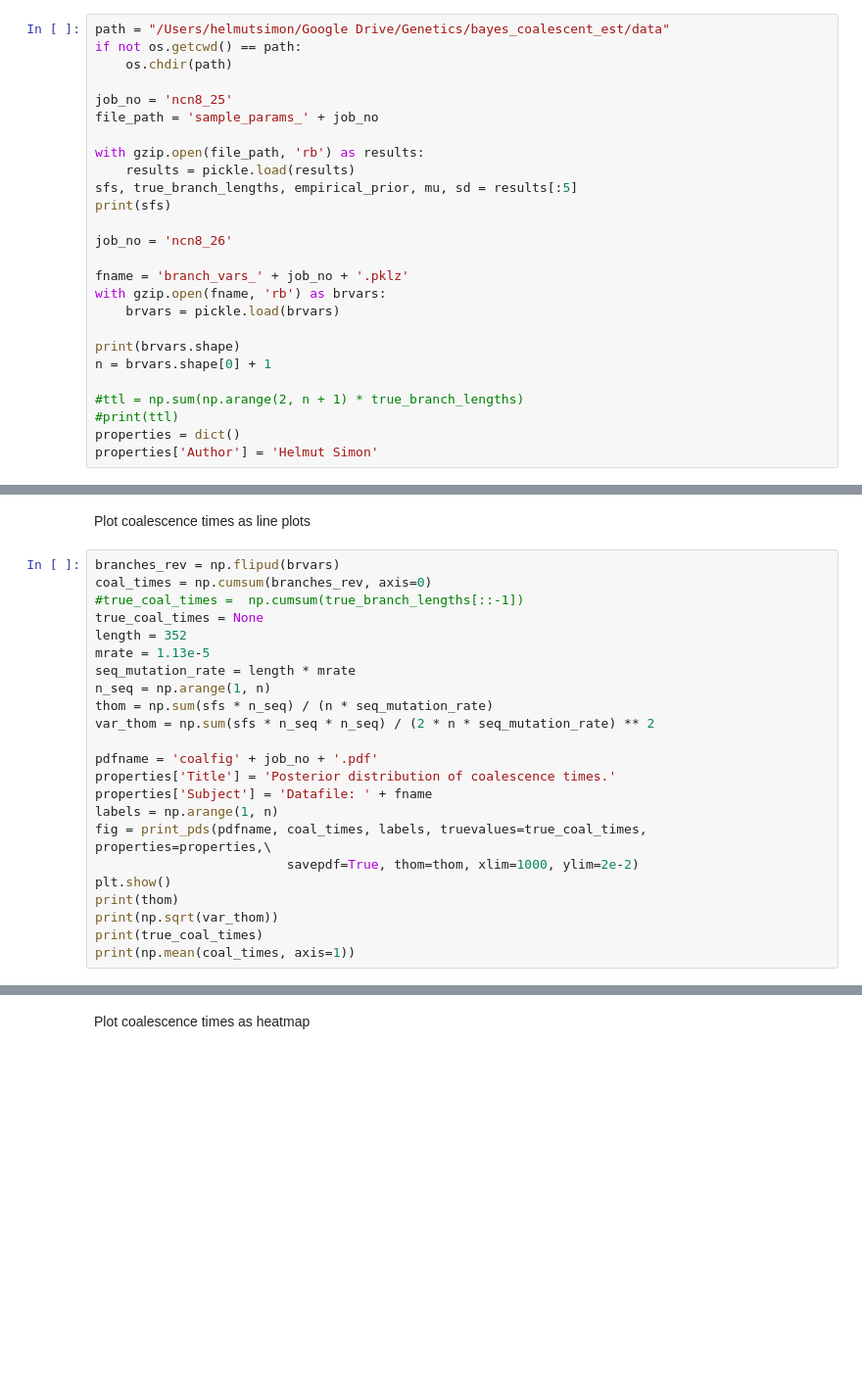
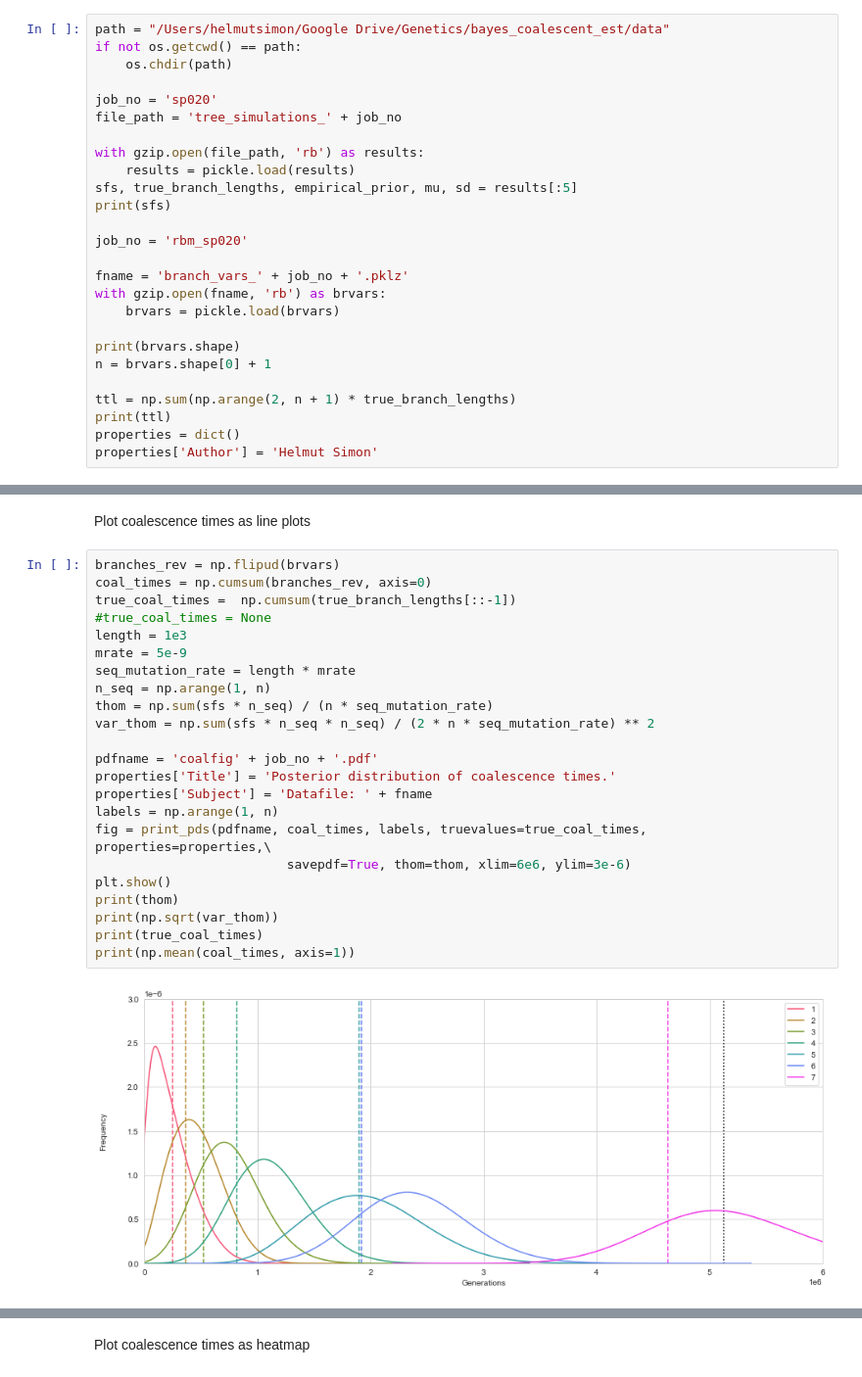
Before and after one commit to helmutsimon/bayescoalescentest, a Jupyter notebook: plots_and_tables/plots and tables.ipynb, the cells around one changed output, grey strips where cells are left out. Shown at 98% size. Saved outputs shown, nothing was run; the diff lists cells and outputs as text; blank space fills up the shorter version.

```diff
--- a/plots_and_tables/plots and tables.ipynb
+++ b/plots_and_tables/plots and tables.ipynb
@@ -23,15 +23,15 @@ path = "/Users/helmutsimon/Google Drive/Genetics/bayes_coalescent_est/data"
 if not os.getcwd() == path:
     os.chdir(path)
 
-job_no = 'ncn8_25'
-file_path = 'sample_params_' + job_no
+job_no = 'sp020'
+file_path = 'tree_simulations_' + job_no
 
 with gzip.open(file_path, 'rb') as results:
     results = pickle.load(results)
 sfs, true_branch_lengths, empirical_prior, mu, sd = results[:5]
 print(sfs)
 
-job_no = 'ncn8_26'
+job_no = 'rbm_sp020'
 
 fname = 'branch_vars_' + job_no + '.pklz'
 with gzip.open(fname, 'rb') as brvars:
@@ -40,7 +40,7 @@ with gzip.open(fname, 'rb') as brvars:
 print(brvars.shape)
 n = brvars.shape[0] + 1
 
-#ttl = np.sum(np.arange(2, n + 1) * true_branch_lengths)
-#print(ttl)
+ttl = np.sum(np.arange(2, n + 1) * true_branch_lengths)
+print(ttl)
 properties = dict()
 properties['Author'] = 'Helmut Simon'
@@ -62,23 +66,25 @@ Plot coalescence times as line plots
 # %%
 branches_rev = np.flipud(brvars)
 coal_times = np.cumsum(branches_rev, axis=0)
-#true_coal_times =  np.cumsum(true_branch_lengths[::-1])
-true_coal_times = None
-length = 352
-mrate = 1.13e-5
+true_coal_times =  np.cumsum(true_branch_lengths[::-1])
+#true_coal_times = None
+length = 1e3
+mrate = 5e-9
 seq_mutation_rate = length * mrate
 n_seq = np.arange(1, n)
 thom = np.sum(sfs * n_seq) / (n * seq_mutation_rate)
 var_thom = np.sum(sfs * n_seq * n_seq) / (2 * n * seq_mutation_rate) ** 2
 
 pdfname = 'coalfig' + job_no + '.pdf'
 properties['Title'] = 'Posterior distribution of coalescence times.'
 properties['Subject'] = 'Datafile: ' + fname
 labels = np.arange(1, n)
 fig = print_pds(pdfname, coal_times, labels, truevalues=true_coal_times, properties=properties,\
-                         savepdf=True, thom=thom, xlim=1000, ylim=2e-2)
+                         savepdf=True, thom=thom, xlim=6e6, ylim=3e-6)
 plt.show()
 print(thom)
 print(np.sqrt(var_thom))
 print(true_coal_times)
 print(np.mean(coal_times, axis=1))
+# %% [output]
+[figure, added]
```
Also changed, not shown: parts of 5 cells of this notebook.
